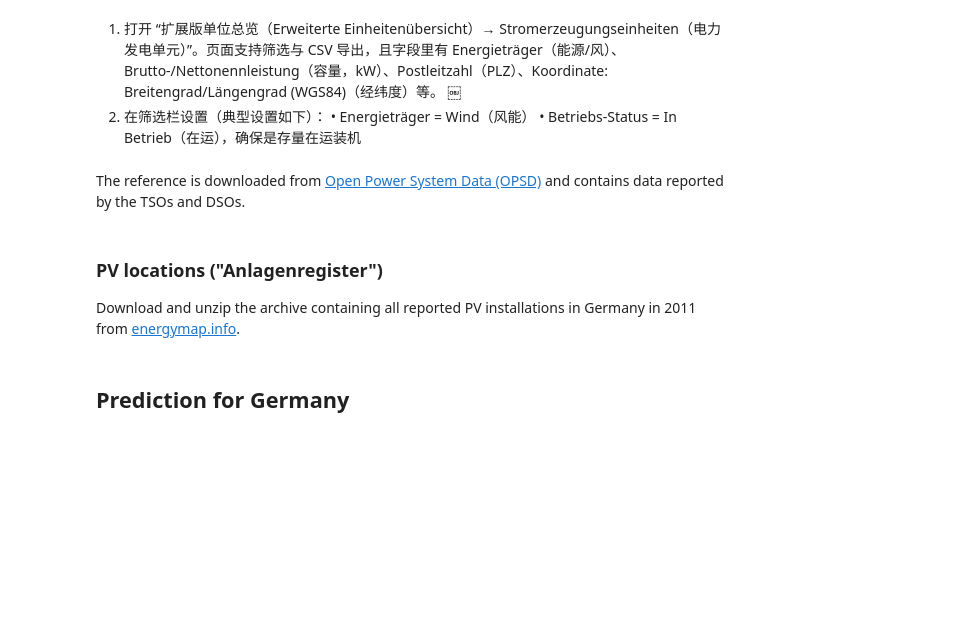
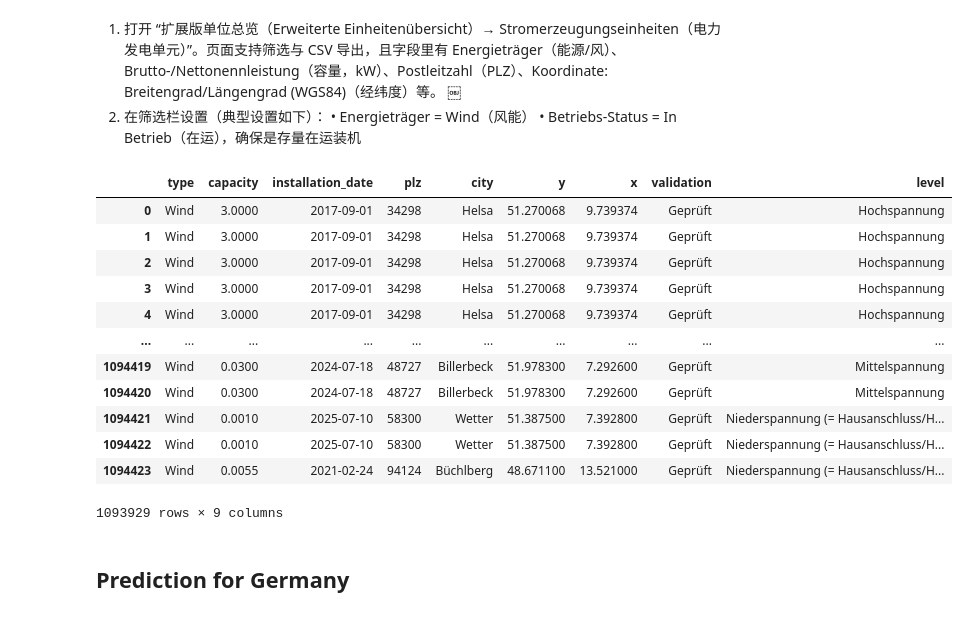
Before and after one commit to jialinyi94/atlite-meets-earthkit-data, a Jupyter notebook: examples/prediction-vs-climo-germany.ipynb, the cells around one changed output. Cells and saved outputs as stored; diff of their text form; code cells hidden in the pictures; blank space fills up the shorter version.

```diff
--- a/examples/prediction-vs-climo-germany.ipynb
+++ b/examples/prediction-vs-climo-germany.ipynb
@@ -183,5 +27,0 @@ def load_capacities(
-# %% [markdown]
-
-
-The reference is downloaded from [Open Power System Data (OPSD)](https://data.open-power-system-data.org/time_series/) and contains data reported by the
-TSOs and DSOs.
@@ -204,4 +27,0 @@ opsd = opsd[("2011" < opsd.index) & (opsd.index < "2013")]
-# %% [markdown]
-### PV locations ("Anlagenregister")
-
-Download and unzip the archive containing all reported PV installations in Germany in 2011 from [energymap.info](http://www.energymap.info).
@@ -216,3 +28,72 @@ with zipfile.ZipFile(eeg_fn, "r") as zip_ref:
+# %%
+cols = OrderedDict(
+    (
+        ("installation_date", "Inbetriebnahmedatum der Einheit"),
+        ("plz", "Postleitzahl"),
+        ("city", "Ort"),
+        ("type", "Energieträger"),
+        ("capacity", "Nettonennleistung der Einheit"),
+        ("level", "Spannungsebene"),
+        ("lat", "Koordinate: Breitengrad (WGS84)"),
+        ("lon", "Koordinate: Längengrad (WGS84)"),
+        ("validation", "Netzbetreiberprüfung"),
+    )
+)
+
+database = pd.concat(
+    [
+        pd.read_csv(
+            filename,
+            sep=";",
+            decimal=",",
+            usecols=list(cols.values()),
+        )
+        for filename in [
+            "Stromerzeuger_1_bis_25000 1_bis_25000 .csv",
+            "Stromerzeuger_25001_bis_31683 25001_bis_31683 .csv",
+        ]
+    ]
+).rename(columns={v: k for k, v in cols.items()})
+# Keep only valid + with PLZ
+database = database[
+    (database["plz"].notna()) & (database["validation"] == "Geprüft")
+]
+# German postal codes must be strings
+database["plz"] = database["plz"].astype(int).astype(str)
+# Parse dates
+database["installation_date"] = pd.to_datetime(
+    database["installation_date"], errors="coerce"
+)
+# Fill missing coordinates from postal codes
+de_nomi = pgeocode.Nominatim("de")
+plz_coords = de_nomi.query_postal_code(database["plz"].values)
+database = pd.merge(
+    database,
+    plz_coords[["postal_code", "latitude", "longitude"]],
+    left_on="plz",
+    right_on="postal_code",
+    how="left",
+)
+database["lat"] = database["lat"].fillna(database["latitude"])
+database["lon"] = database["lon"].fillna(database["longitude"])
+database = database.drop(labels=["postal_code", "latitude", "longitude"], axis="columns").dropna(subset=["lat", "lon"])
+database["capacity"] /= 1e3 # kW -> MW
+database = database.rename(columns={"lon": "x", "lat": "y"})
+database
+# %% [output]
+|  | type | capacity | installation_date | plz | city | y | x | validation | level |
+| 0 | Wind | 3.0000 | 2017-09-01 | 34298 | Helsa | 51.270068 | 9.739374 | Geprüft | Hochspannung |
+| 1 | Wind | 3.0000 | 2017-09-01 | 34298 | Helsa | 51.270068 | 9.739374 | Geprüft | Hochspannung |
+| 2 | Wind | 3.0000 | 2017-09-01 | 34298 | Helsa | 51.270068 | 9.739374 | Geprüft | Hochspannung |
+| 3 | Wind | 3.0000 | 2017-09-01 | 34298 | Helsa | 51.270068 | 9.739374 | Geprüft | Hochspannung |
+| 4 | Wind | 3.0000 | 2017-09-01 | 34298 | Helsa | 51.270068 | 9.739374 | Geprüft | Hochspannung |
+| ... | ... | ... | ... | ... | ... | ... | ... | ... | ... |
+| 1094419 | Wind | 0.0300 | 2024-07-18 | 48727 | Billerbeck | 51.978300 | 7.292600 | Geprüft | Mittelspannung |
+| 1094420 | Wind | 0.0300 | 2024-07-18 | 48727 | Billerbeck | 51.978300 | 7.292600 | Geprüft | Mittelspannung |
+| 1094421 | Wind | 0.0010 | 2025-07-10 | 58300 | Wetter | 51.387500 | 7.392800 | Geprüft | Niederspannung (= Hausanschluss/H... |
+| 1094422 | Wind | 0.0010 | 2025-07-10 | 58300 | Wetter | 51.387500 | 7.392800 | Geprüft | Niederspannung (= Hausanschluss/H... |
+| 1094423 | Wind | 0.0055 | 2021-02-24 | 94124 | Büchlberg | 48.671100 | 13.521000 | Geprüft | Niederspannung (= Hausanschluss/H... |
+1093929 rows × 9 columns
 # %% [markdown]
 ## Prediction for Germany
 # %%
```
Also changed, not shown: parts of 33 cells of this notebook.
